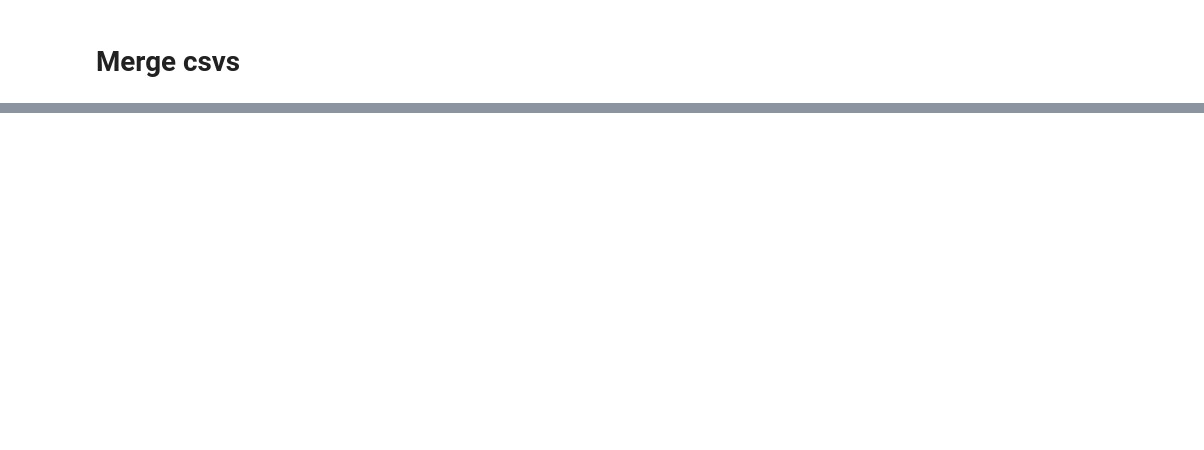
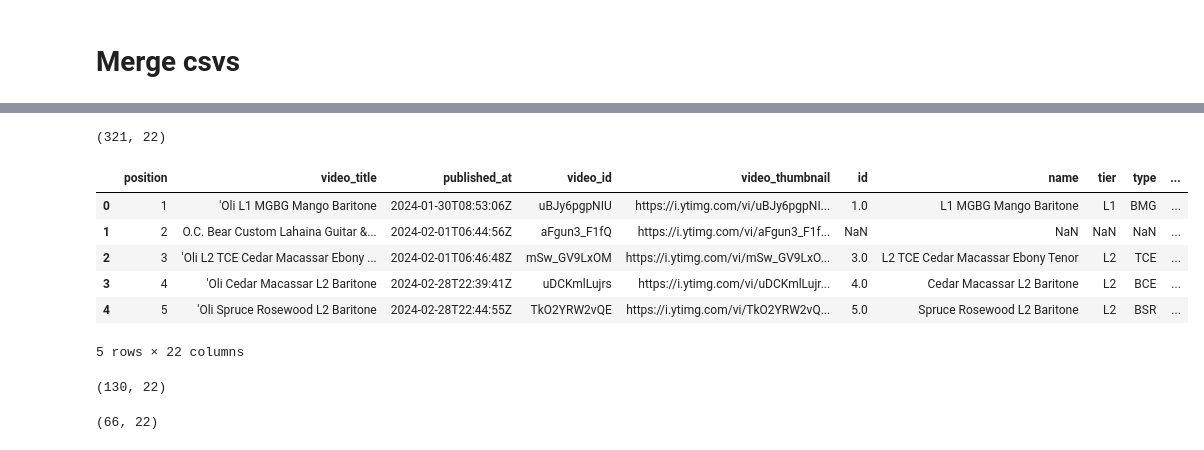
Before and after one commit to wykhuh/oli-database, a Jupyter notebook: notebooks/create_csv.ipynb, the cells around one changed output, grey strips where cells are left out. Saved outputs shown, nothing was run; the diff lists cells and outputs as text; code cells hidden in the pictures; blank space fills up the shorter version.

```diff
--- a/notebooks/create_csv.ipynb
+++ b/notebooks/create_csv.ipynb
@@ -106,0 +99,31 @@ playlist_df.merge(oli_df, left_on='position', right_on='id', how='left')
+# %%
+models = set()
+tonewoods = set()
+
+for i, row in merge_df.iterrows():
+    if row['model'] not in models and pd.notna(row['model']):
+        models.add(row['model'])
+        merge_df.at[i, 'new_model'] = True
+
+    if row['model_wood'] not in tonewoods and pd.notna(row['model_wood']):
+        tonewoods.add(row['model_wood'])
+        merge_df.at[i, 'new_model_wood'] = True
+# %%
+log_df(merge_df)
+# %% [output]
+(321, 22)
+|  | position | video_title | published_at | video_id | video_thumbnail | id | name | tier | type | ... |
+| 0 | 1 | 'Oli L1 MGBG Mango Baritone | 2024-01-30T08:53:06Z | uBJy6pgpNIU | https://i.ytimg.com/vi/uBJy6pgpNI... | 1.0 | L1 MGBG Mango Baritone | L1 | BMG | ... |
+| 1 | 2 | O.C. Bear Custom Lahaina Guitar &... | 2024-02-01T06:44:56Z | aFgun3_F1fQ | https://i.ytimg.com/vi/aFgun3_F1f... | NaN | NaN | NaN | NaN | ... |
+| 2 | 3 | 'Oli L2 TCE Cedar Macassar Ebony ... | 2024-02-01T06:46:48Z | mSw_GV9LxOM | https://i.ytimg.com/vi/mSw_GV9LxO... | 3.0 | L2 TCE Cedar Macassar Ebony Tenor | L2 | TCE | ... |
+| 3 | 4 | 'Oli Cedar Macassar L2 Baritone | 2024-02-28T22:39:41Z | uDCKmlLujrs | https://i.ytimg.com/vi/uDCKmlLujr... | 4.0 | Cedar Macassar L2 Baritone | L2 | BCE | ... |
+| 4 | 5 | 'Oli Spruce Rosewood L2 Baritone | 2024-02-28T22:44:55Z | TkO2YRW2vQE | https://i.ytimg.com/vi/TkO2YRW2vQ... | 5.0 | Spruce Rosewood L2 Baritone | L2 | BSR | ... |
+5 rows × 22 columns
+# %%
+merge_df[merge_df['new_model']==True].shape
+# %% [output]
+(130, 22)
+# %%
+merge_df[merge_df['new_model_wood']==True].shape
+# %% [output]
+(66, 22)
```
Also changed, not shown: parts of 24 cells of this notebook, 9 other files.
